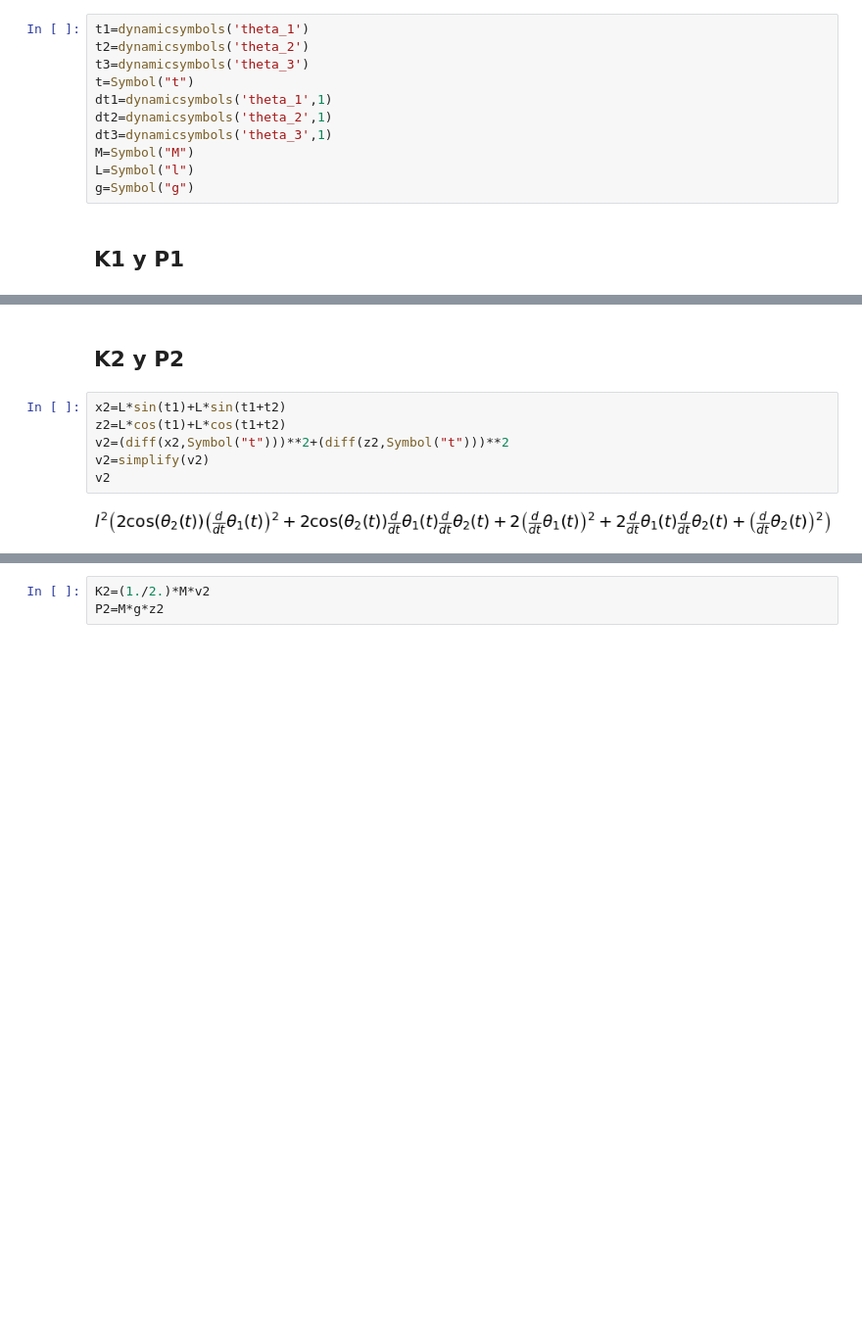
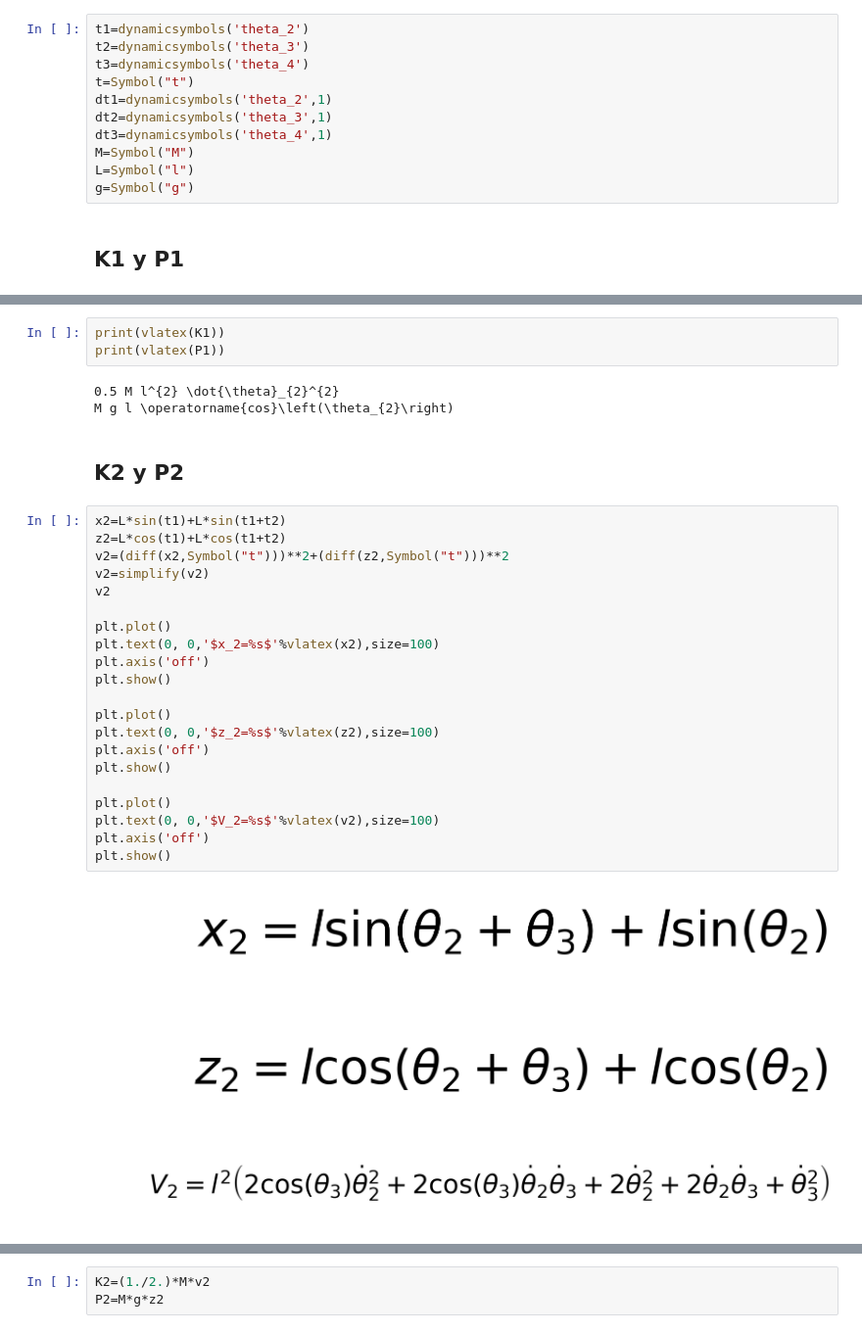
Before and after one commit to nmarticorena/Proyecto-EL4106, a Jupyter notebook: src/Lagrangiano.ipynb, the cells around one changed output, grey strips where cells are left out. Shown: that part at 98% size. Drawn from its saved outputs; the diff is of its cells as text; blank space fills up the shorter version.

```diff
--- a/src/Lagrangiano.ipynb
+++ b/src/Lagrangiano.ipynb
@@ -5,11 +6,11 @@ from sympy.physics.mechanics import *
 # %%
-t1=dynamicsymbols('theta_1')
-t2=dynamicsymbols('theta_2')
-t3=dynamicsymbols('theta_3')
+t1=dynamicsymbols('theta_2')
+t2=dynamicsymbols('theta_3')
+t3=dynamicsymbols('theta_4')
 t=Symbol("t")
-dt1=dynamicsymbols('theta_1',1)
-dt2=dynamicsymbols('theta_2',1)
-dt3=dynamicsymbols('theta_3',1)
+dt1=dynamicsymbols('theta_2',1)
+dt2=dynamicsymbols('theta_3',1)
+dt3=dynamicsymbols('theta_4',1)
 M=Symbol("M")
 L=Symbol("l")
 g=Symbol("g")
@@ -32,10 +23,33 @@ M⋅g⋅l⋅cos(θ₁(t))
+# %%
+print(vlatex(K1))
+print(vlatex(P1))
+# %% [output]
+0.5 M l^{2} \dot{\theta}_{2}^{2}
+M g l \operatorname{cos}\left(\theta_{2}\right)
 # %% [markdown]
 ## K2 y P2
 # %%
 x2=L*sin(t1)+L*sin(t1+t2)
 z2=L*cos(t1)+L*cos(t1+t2)
 v2=(diff(x2,Symbol("t")))**2+(diff(z2,Symbol("t")))**2
 v2=simplify(v2)
 v2
+
+plt.plot()
+plt.text(0, 0,'$x_2=%s$'%vlatex(x2),size=100)
+plt.axis('off')
+plt.show()
+
+plt.plot()
+plt.text(0, 0,'$z_2=%s$'%vlatex(z2),size=100)
+plt.axis('off')
+plt.show()
+
+plt.plot()
+plt.text(0, 0,'$V_2=%s$'%vlatex(v2),size=100)
+plt.axis('off')
+plt.show()
 # %% [output]
-[figure, old version]
+[figure, new version]
+[figure, added]
+[figure, added]
```
Also changed, not shown: parts of 28 cells of this notebook.
